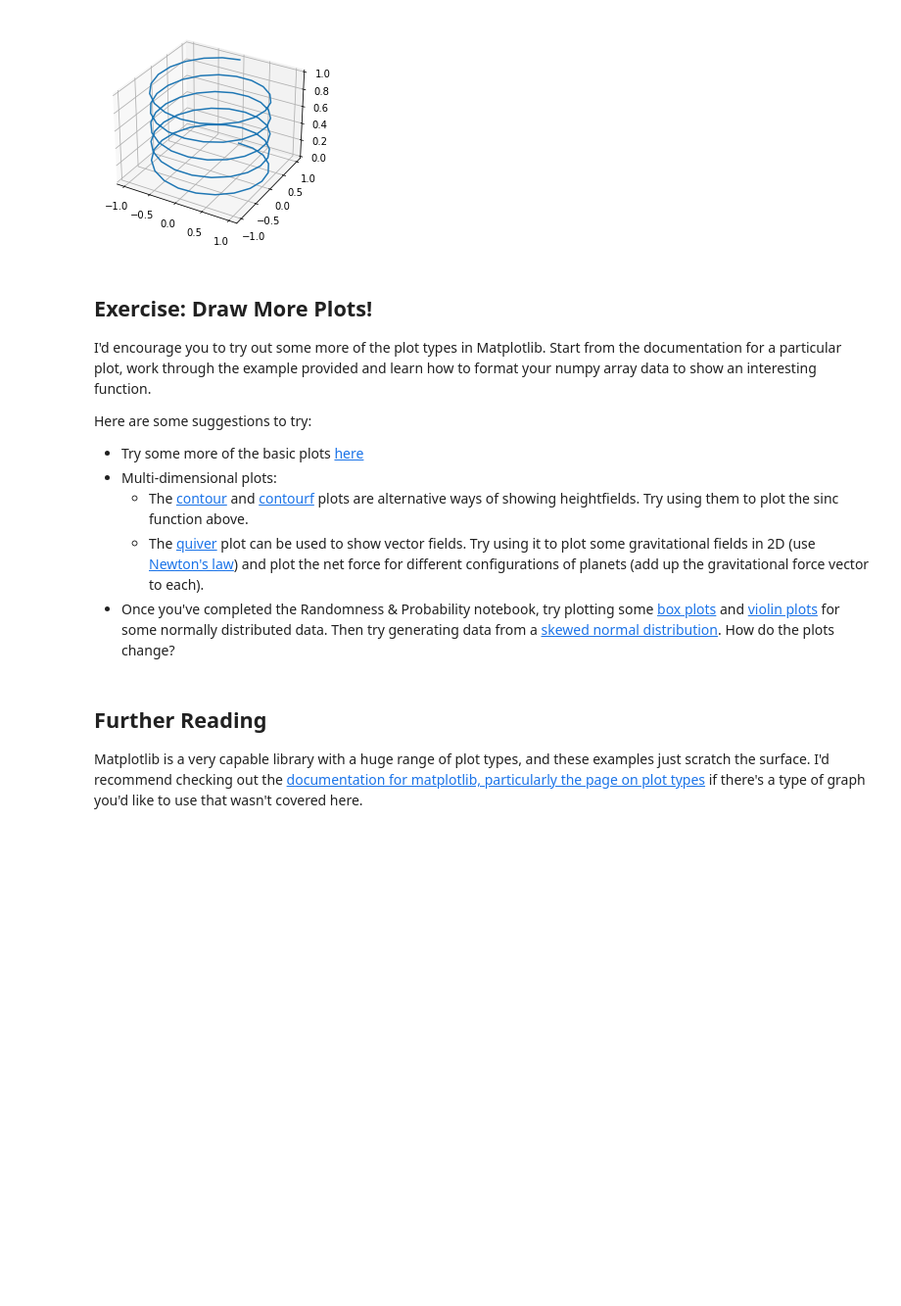
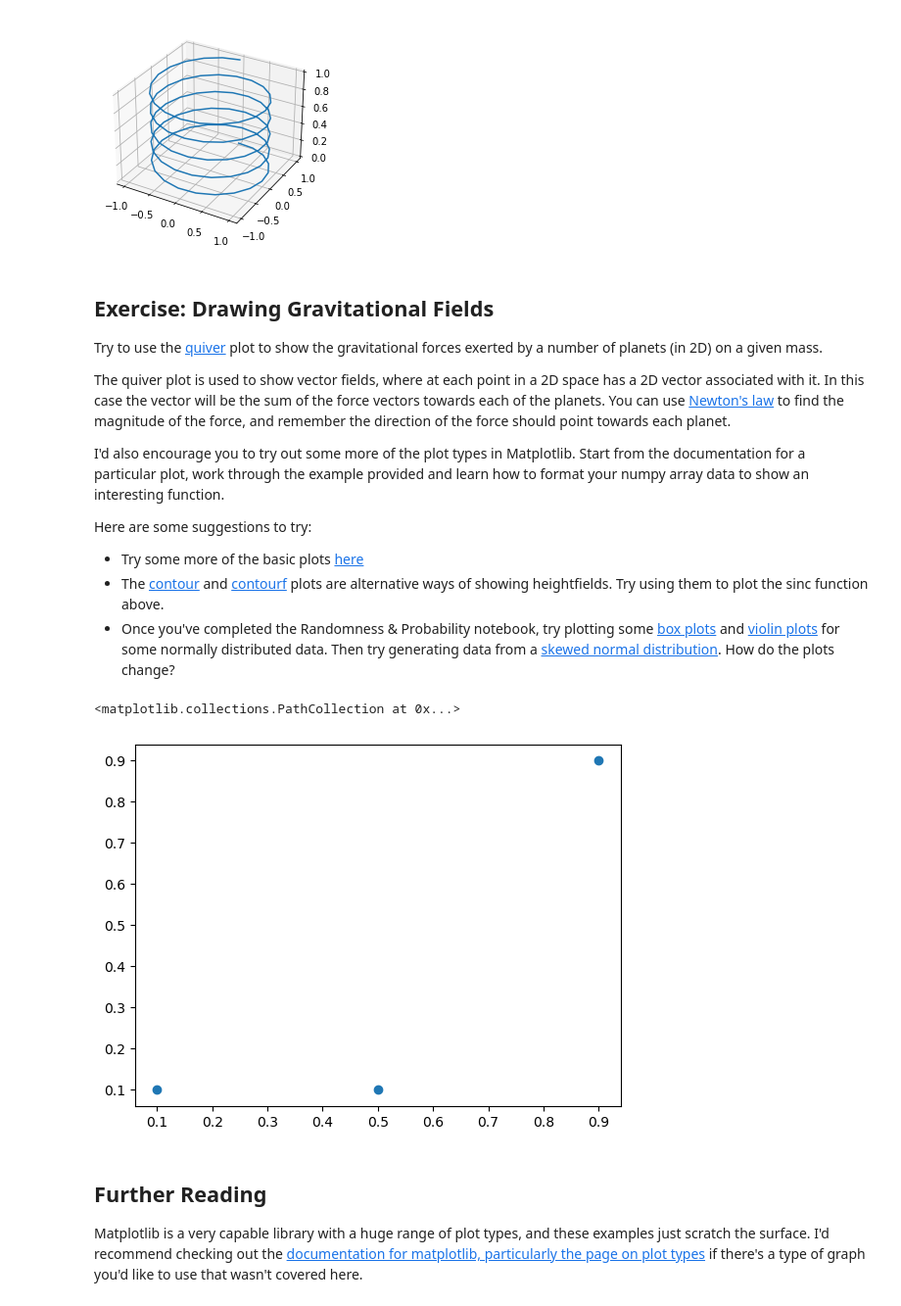
Before and after one commit to drwalton/cgvi-python-intro, a Jupyter notebook: 05_matplotlib.ipynb, the cells around one changed output. Shown at 98% size. Saved outputs shown, nothing was run; the diff lists cells and outputs as text; code cells hidden in the pictures; blank space fills up the shorter version.

```diff
--- a/05_matplotlib.ipynb
+++ b/05_matplotlib.ipynb
@@ -183,16 +183,54 @@ plt.show()
 # %% [output]
 [figure]
 # %% [markdown]
-## Exercise: Draw More Plots!
+## Exercise: Drawing Gravitational Fields
 
-I'd encourage you to try out some more of the plot types in Matplotlib. Start from the documentation for a particular plot, work through the example provided and learn how to format your numpy array data to show an interesting function.
+Try to use the [quiver](https://matplotlib.org/stable/plot_types/arrays/quiver.html) plot to show the gravitational forces exerted by a number of planets (in 2D) on a given mass.
+
+The quiver plot is used to show vector fields, where at each point in a 2D space has a 2D vector associated with it. In this case the vector will be the sum of the force vectors towards each of the planets. You can use [Newton's law](https://en.wikipedia.org/wiki/Newton's_law_of_universal_gravitation) to find the magnitude of the force, and remember the direction of the force should point towards each planet.
+
+I'd also encourage you to try out some more of the plot types in Matplotlib. Start from the documentation for a particular plot, work through the example provided and learn how to format your numpy array data to show an interesting function.
 
 Here are some suggestions to try:
 * Try some more of the basic plots [here](https://matplotlib.org/stable/plot_types/basic/index.html)
-* Multi-dimensional plots:
-    * The [contour](https://matplotlib.org/stable/plot_types/arrays/contour.html) and [contourf](https://matplotlib.org/stable/plot_types/arrays/contourf.html) plots are alternative ways of showing heightfields. Try using them to plot the sinc function above.
-    * The [quiver](https://matplotlib.org/stable/plot_types/arrays/quiver.html) plot can be used to show vector fields. Try using it to plot some gravitational fields in 2D (use [Newton's law](https://en.wikipedia.org/wiki/Newton's_law_of_universal_gravitation)) and plot the net force for different configurations of planets (add up the gravitational force vector to each).
+* The [contour](https://matplotlib.org/stable/plot_types/arrays/contour.html) and [contourf](https://matplotlib.org/stable/plot_types/arrays/contourf.html) plots are alternative ways of showing heightfields. Try using them to plot the sinc function above.
 * Once you've completed the Randomness & Probability notebook, try plotting some [box plots](https://matplotlib.org/stable/plot_types/stats/boxplot_plot.html#sphx-glr-plot-types-stats-boxplot-plot-py) and [violin plots](https://matplotlib.org/stable/plot_types/stats/violin.html) for some normally distributed data. Then try generating data from a [skewed normal distribution](https://docs.scipy.org/doc/scipy/reference/generated/scipy.stats.skewnorm.html). How do the plots change?
+# %%
+import numpy as np
+import matplotlib.pyplot as plt
+
+# Locations and masses of the planets
+# Once your code is working, try moving these around and changing the masses.
+planet_locations = [[0.1, 0.1], [0.5, 0.1], [0.9, 0.9]]
+planet_masses = [1, 5, 3]
+my_mass = 0.1
+gravitational_constant = 6.674e-11
+min_distance = 0.1 # Don't plot forces at points below min_distance from a planet, as they will be very high in value.
+
+# Make x, y coordinates
+x_coords = np.linspace(0, 1, 30)
+y_coords = np.linspace(0, 1, 30)
+x_coords, y_coords = np.meshgrid(x_coords, y_coords)
+
+# Prepare arrays to store force values.
+force_x = np.zeros_like(x_coords)
+force_y = np.zeros_like(y_coords)
+
+for location, mass in zip(planet_locations, planet_masses):
+    # Work out the force towards this planet, and add it to
+    # the force_x, force_y arrays.
+    # Your code here...
+    # you can delete this pass statement below
+    pass
+
+fig, ax = plt.subplots()
+# Plot planet locations
+ax.scatter([l[0] for l in planet_locations], [l[1] for l in planet_locations])
+# Plot the force vectors (use quiver)
+# Your code here...
+# %% [output]
+<matplotlib.collections.PathCollection at 0x...>
+[figure, added]
 # %% [markdown]
 ## Further Reading
 
```
Also changed, not shown: 6 other files.
